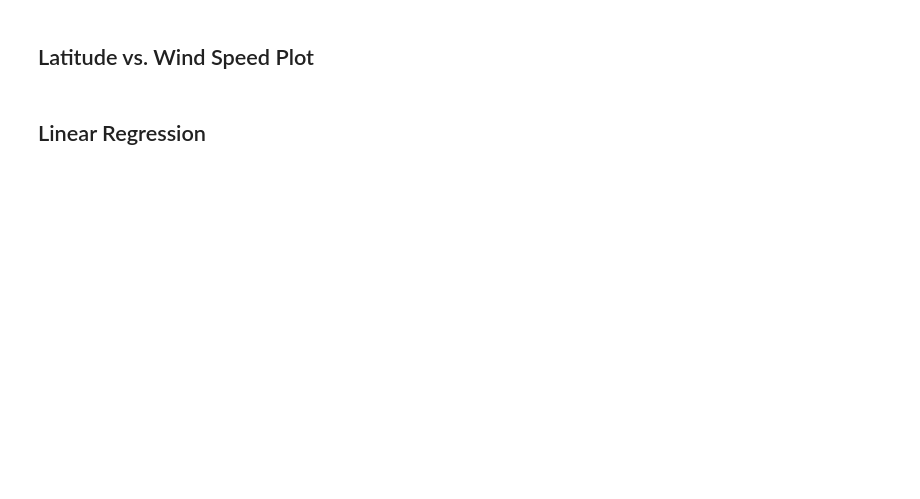
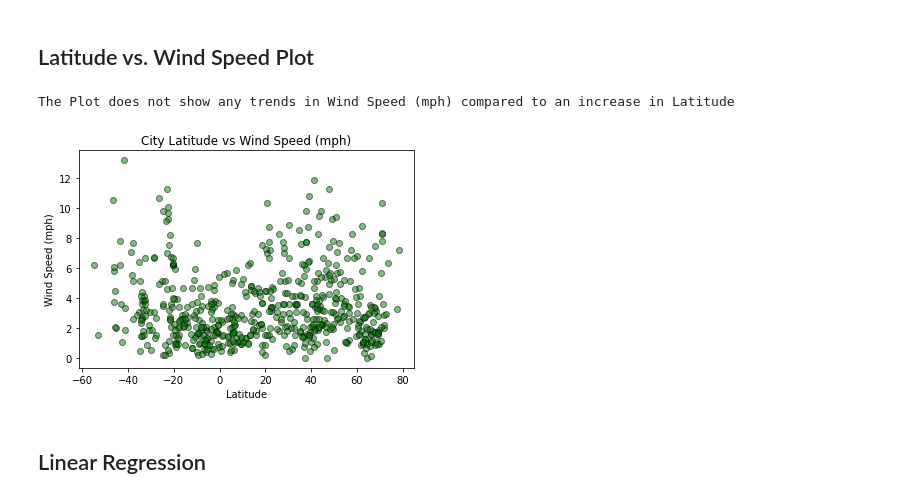
Before and after one commit to FaresKazemi/Python-API-challenge, a Jupyter notebook: WeatherPy/WeatherPy.ipynb, the cells around one changed output. Cells and saved outputs as stored; diff of their text form; code cells hidden in the pictures; blank space fills up the shorter version.

```diff
--- a/WeatherPy/WeatherPy.ipynb
+++ b/WeatherPy/WeatherPy.ipynb
@@ -168,4 +231,14 @@ Skip this step if there are no cities that have humidity > 100%.
 # %% [markdown]
 ## Latitude vs. Wind Speed Plot
+# %%
+plt.scatter(pd.to_numeric(weather_df["Latitude"]).astype(float), pd.to_numeric(weather_df["Wind Speed (mph)"]).astype(float), facecolors="green", edgecolors="black", alpha = 0.5)
+plt.xlabel("Latitude")
+plt.ylabel("Wind Speed (mph)")
+plt.title(f"City Latitude vs Wind Speed (mph)")
+print("The Plot does not show any trends in Wind Speed (mph) compared to an increase in Latitude")
+plt.savefig("City Latitude vs Wind Speed (mph)")
+# %% [output]
+The Plot does not show any trends in Wind Speed (mph) compared to an increase in Latitude
+[figure, added]
 # %% [markdown]
 ## Linear Regression
```
Also changed, not shown: parts of 23 cells of this notebook, 8 other files.
